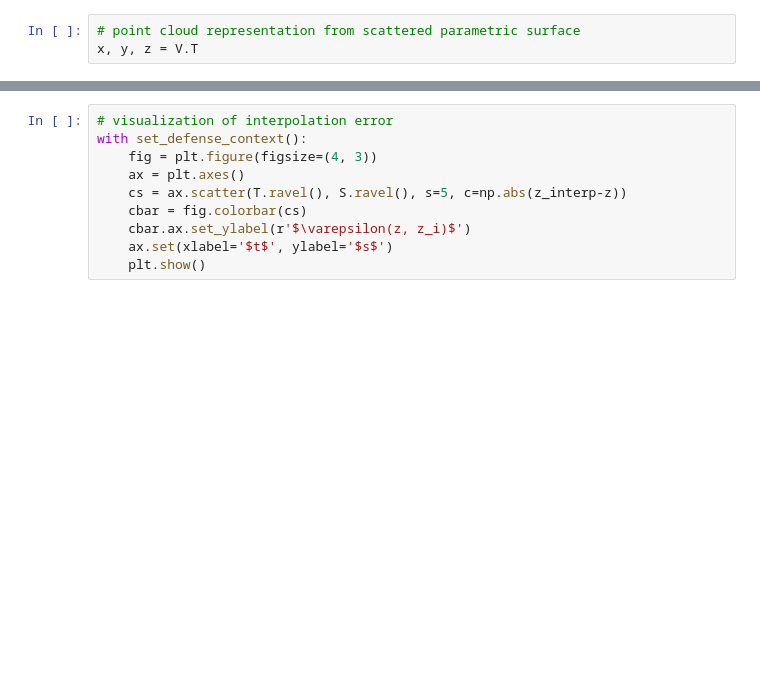
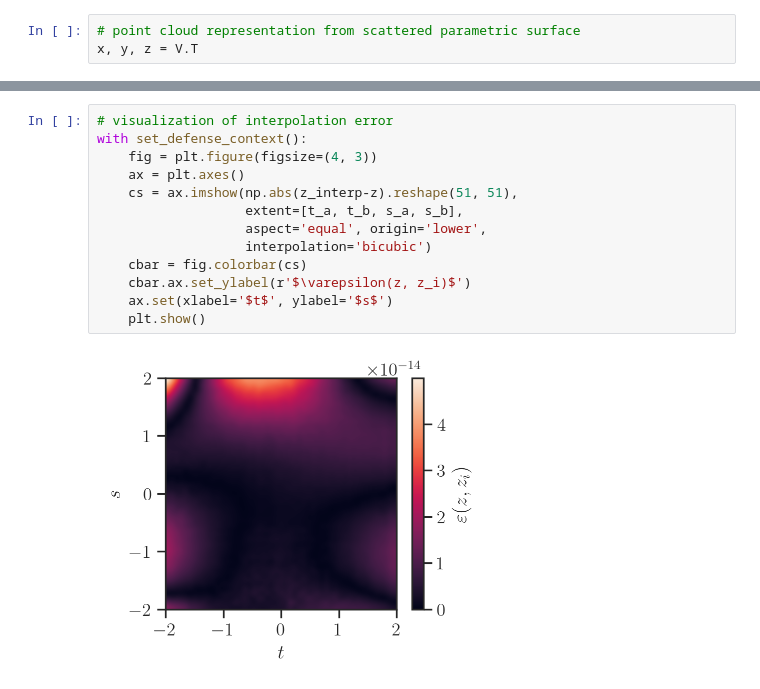
Before and after one commit to akapet00/phd-dissertation-topic, a Jupyter notebook: code/normal-estimation/03-spline-normal-estim.ipynb, the cells around one changed output, grey strips where cells are left out. Saved outputs shown, nothing was run; the diff lists cells and outputs as text; blank space fills up the shorter version.

```diff
--- a/code/normal-estimation/03-spline-normal-estim.ipynb
+++ b/code/normal-estimation/03-spline-normal-estim.ipynb
@@ -190,13 +204,18 @@ with set_defense_context():
 # %%
 # visualization of interpolation error
 with set_defense_context():
     fig = plt.figure(figsize=(4, 3))
     ax = plt.axes()
-    cs = ax.scatter(T.ravel(), S.ravel(), s=5, c=np.abs(z_interp-z))
+    cs = ax.imshow(np.abs(z_interp-z).reshape(51, 51),
+                   extent=[t_a, t_b, s_a, s_b],
+                   aspect='equal', origin='lower',
+                   interpolation='bicubic')
     cbar = fig.colorbar(cs)
     cbar.ax.set_ylabel(r'$\varepsilon(z, z_i)$')
     ax.set(xlabel='$t$', ylabel='$s$')
     plt.show()
+# %% [output]
+[figure, added]
 # %%
 # compute unit normals from partial derivatives of interpolation of z
 dzdx_interp = interpolator(x, y, dx=1, dy=0, grid=False)
```
Also changed, not shown: parts of 11 cells of this notebook, 3 other files.
